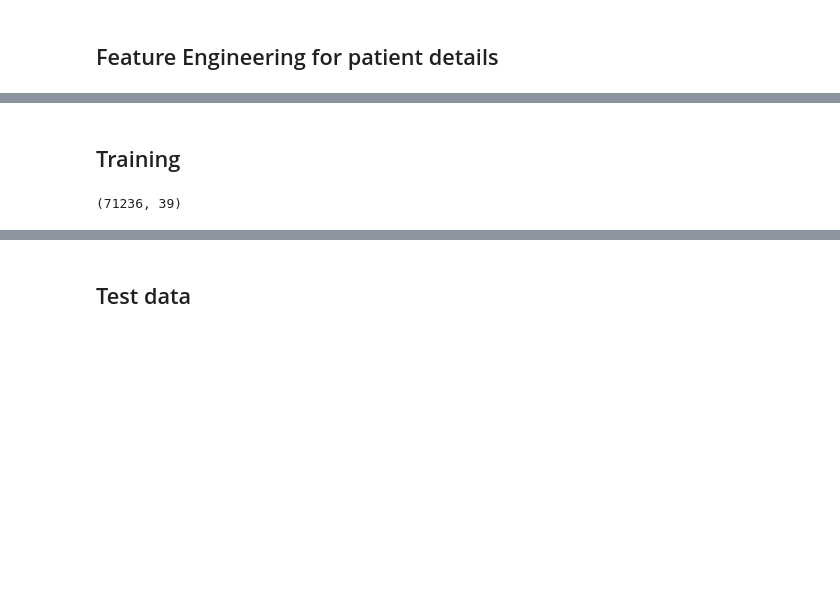
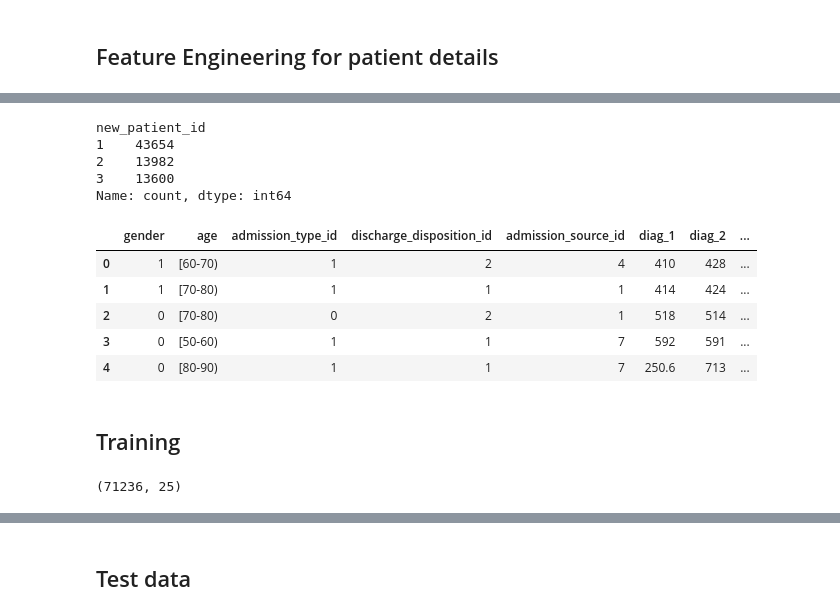
Before and after one commit to Chandak-Keshav/ML_Assignment, a Jupyter notebook: IMT2021027.ipynb, the cells around one changed output, grey strips where cells are left out. Cells and saved outputs as stored; diff of their text form; code cells hidden in the pictures; blank space fills up the shorter version.

```diff
--- a/IMT2021027.ipynb
+++ b/IMT2021027.ipynb
@@ -347,2 +570,37 @@ print(categorical_df.head())
+# %%
+on = [i for i in pat if pat[i] == 1]
+tw = [i for i in pat if pat[i] == 2]
+mrth = [i for i in pat if pat[i] > 2]
+# %%
+def calc_bin(id):
+    if id in on:
+        return 1
+    elif id in tw:
+        return 2
+    elif id in mrth:
+        return 3
+    else:
+        return 0
+# %%
+categorical_df['new_patient_id'] = categorical_df['patient_id'].apply(lambda x: calc_bin(x)).astype(int)
+# %%
+categorical_df['new_patient_id'].value_counts()
+# %% [output]
+new_patient_id
+1    43654
+2    13982
+3    13600
+Name: count, dtype: int64
+# %%
+categorical_df = categorical_df.drop(columns='patient_id',axis=1)
+# %%
+categorical_df.head()
+# %% [output]
+|  | gender | age | admission_type_id | discharge_disposition_id | admission_source_id | diag_1 | diag_2 | ... |
+| 0 | 1 | [60-70) | 1 | 2 | 4 | 410 | 428 | ... |
+| 1 | 1 | [70-80) | 1 | 1 | 1 | 414 | 424 | ... |
+| 2 | 0 | [70-80) | 0 | 2 | 1 | 518 | 514 | ... |
+| 3 | 0 | [50-60) | 1 | 1 | 7 | 592 | 591 | ... |
+| 4 | 0 | [80-90) | 1 | 1 | 7 | 250.6 | 713 | ... |
 # %% [markdown]
 ## Training
@@ -349,11 +615,7 @@ print(categorical_df.head())
 # %%
 X=categorical_df.drop('readmission_id',axis=1)
 y=categorical_df['readmission_id']
-label_enc = LabelEncoder()
-xgb_model = xgb.XGBClassifier(objective="multi:softprob", random_state=42)
-for column in X:
-    X[column] = label_enc.fit_transform(X[column])
-X=pd.concat([X,features],axis=1)
+X=pd.concat([X,numerical_df],axis=1)
 print(X.shape)
 # %% [output]
-(71236, 39)
+(71236, 25)
```
Also changed, not shown: parts of 87 cells of this notebook, 5 other files.
